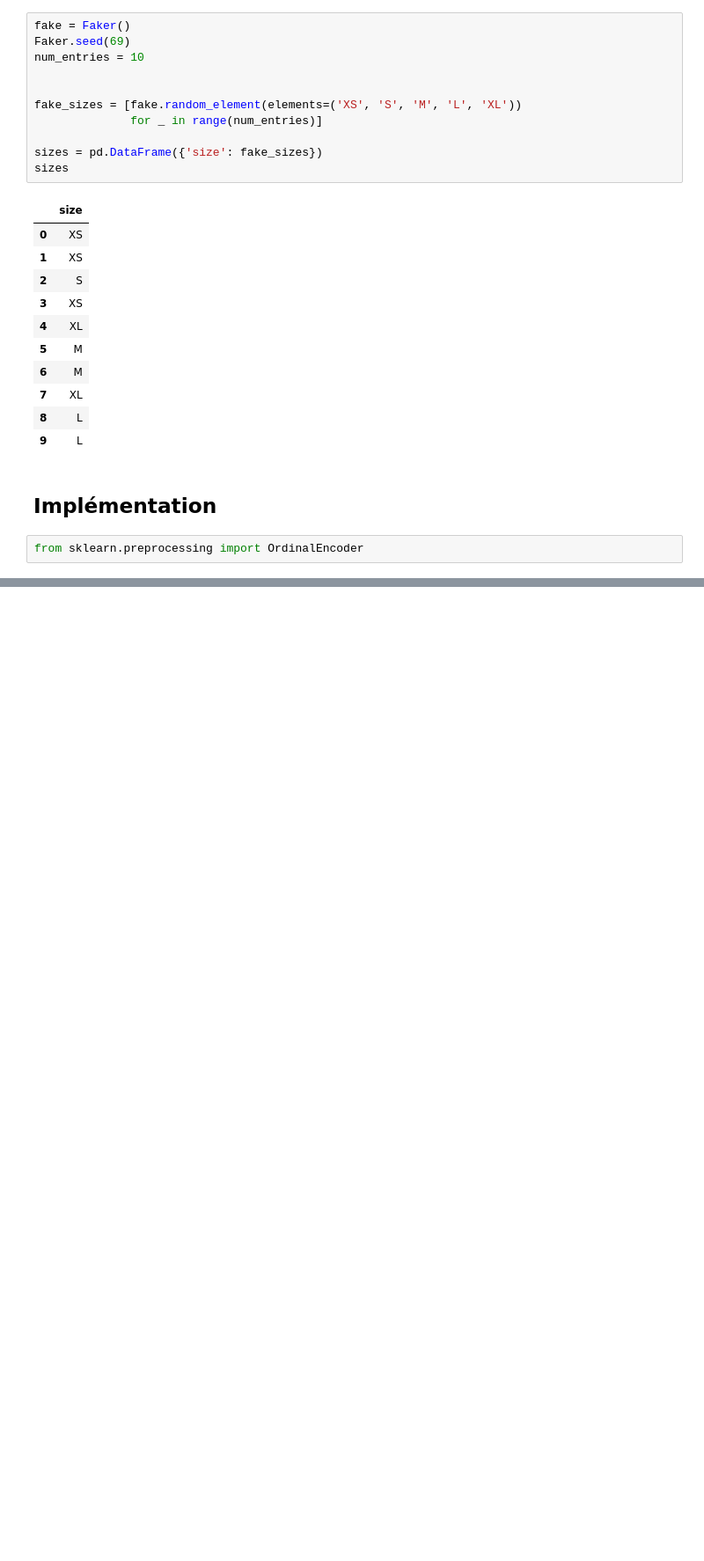
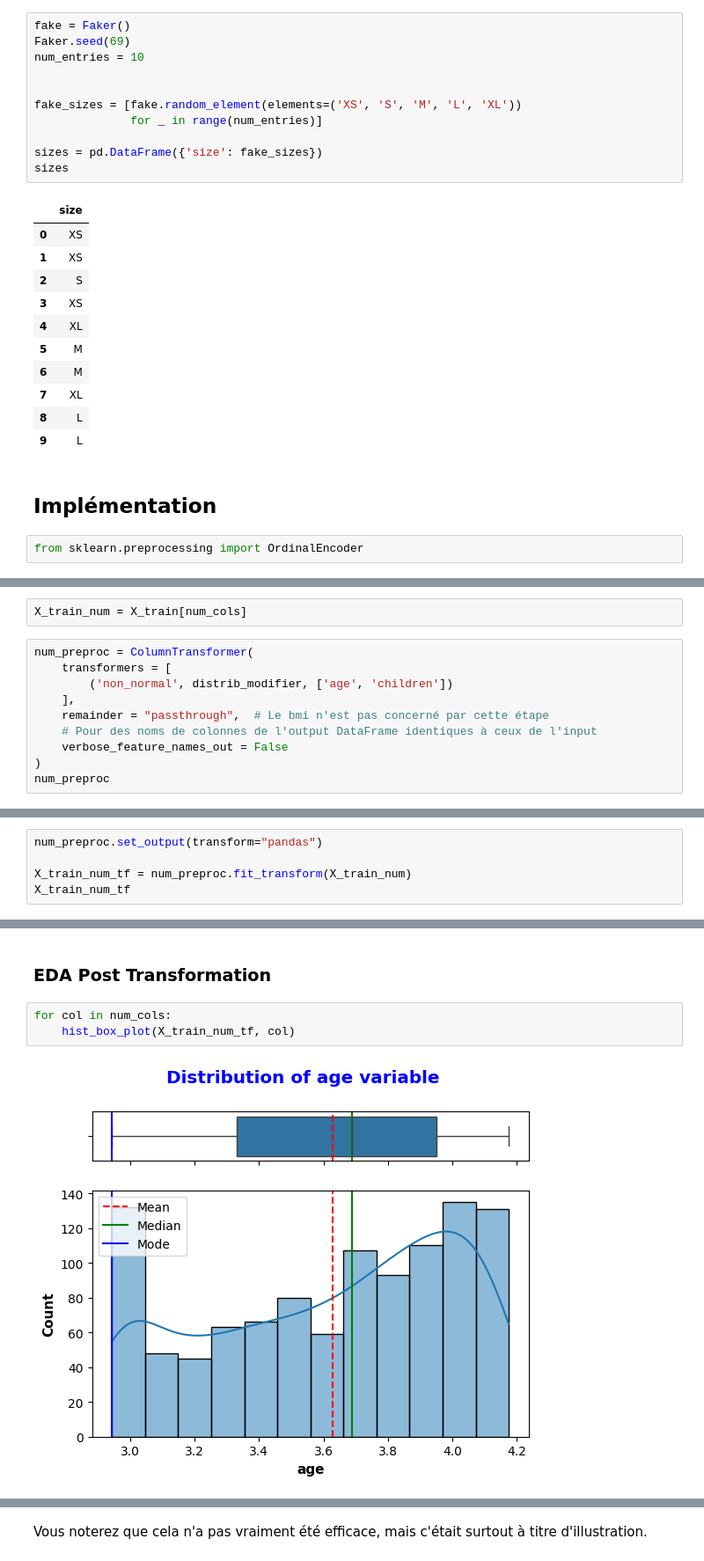
Before and after one commit to ElieLECAS/ML_avance, a Jupyter notebook: pipeline_avance/pipeline_avance.ipynb, the cells around one changed output, grey strips where cells are left out. Shown: that part at 88% size. Saved outputs shown, nothing was run; the diff lists cells and outputs as text; blank space fills up the shorter version.

```diff
--- a/pipeline_avance/pipeline_avance.ipynb
+++ b/pipeline_avance/pipeline_avance.ipynb
@@ -82,0 +195,12 @@ pd.concat([new_sizes, new_sizes_tf], axis=1)
+# %%
+X_train_num = X_train[num_cols]
+# %%
+num_preproc = ColumnTransformer(
+    transformers = [
+        ('non_normal', distrib_modifier, ['age', 'children'])
+    ],
+    remainder = "passthrough",  # Le bmi n'est pas concerné par cette étape
+    # Pour des noms de colonnes de l'output DataFrame identiques à ceux de l'input
+    verbose_feature_names_out = False
+)
+num_preproc
@@ -82,0 +213,5 @@ pd.concat([new_sizes, new_sizes_tf], axis=1)
+# %%
+num_preproc.set_output(transform="pandas")
+
+X_train_num_tf = num_preproc.fit_transform(X_train_num)
+X_train_num_tf
@@ -82,0 +232,7 @@ pd.concat([new_sizes, new_sizes_tf], axis=1)
+# %% [markdown]
+### EDA Post Transformation
+# %%
+for col in num_cols:
+    hist_box_plot(X_train_num_tf, col)
+# %% [output]
+[figure, added]
@@ -82,0 +241,2 @@ pd.concat([new_sizes, new_sizes_tf], axis=1)
+# %% [markdown]
+Vous noterez que cela n'a pas vraiment été efficace, mais c'était surtout à titre d'illustration.
```
Also changed, not shown: parts of 94 cells of this notebook.
